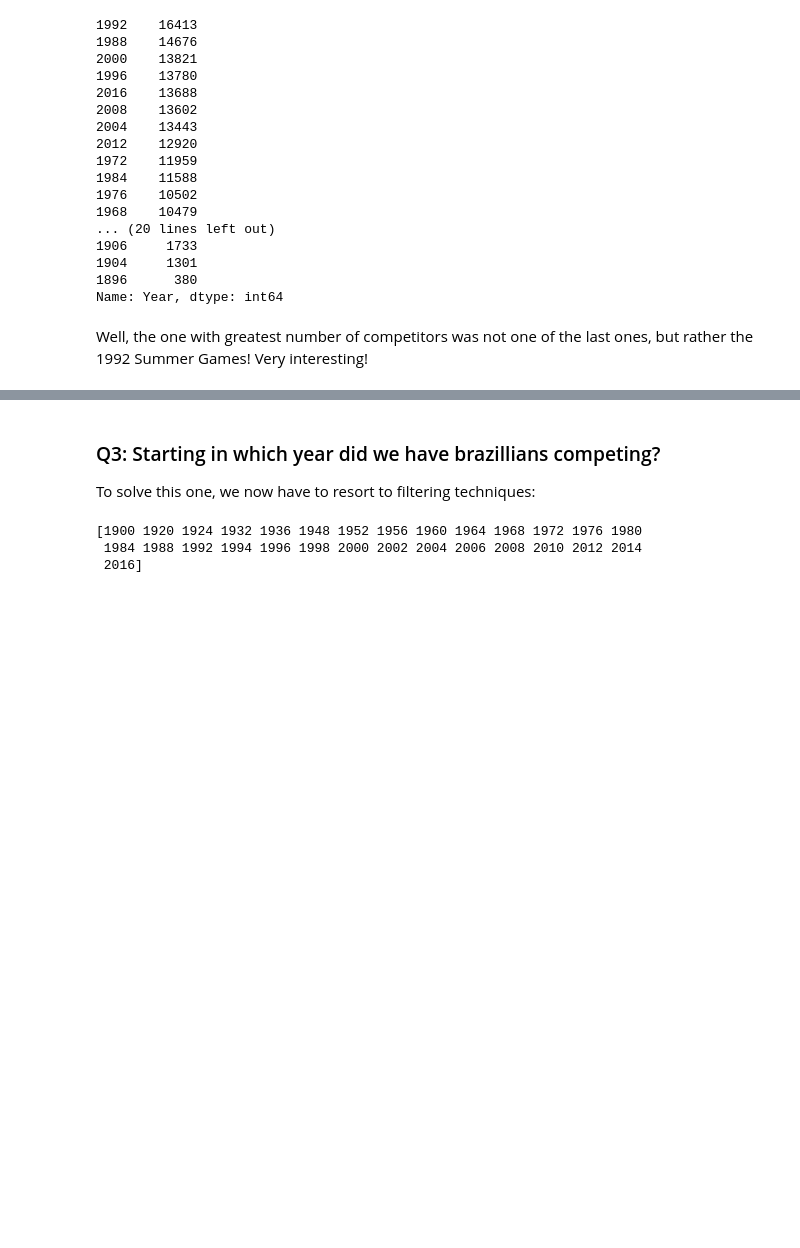
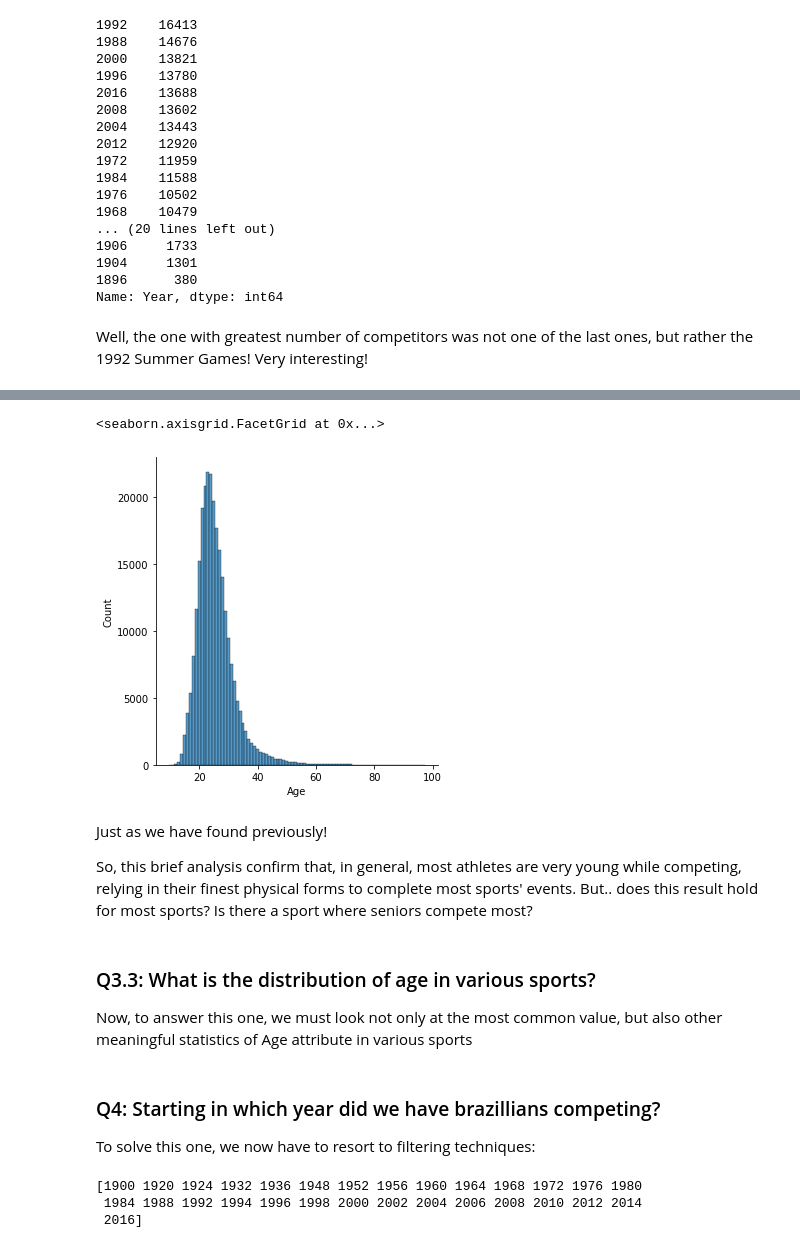
Before and after one commit to llrt/eda-athletes-py, a Jupyter notebook: eda.ipynb, the cells around one changed output, grey strips where cells are left out. Cells and saved outputs as stored; diff of their text form; code cells hidden in the pictures; blank space fills up the shorter version.

Commit message:
Including Age analysis

```diff
--- a/eda.ipynb
+++ b/eda.ipynb
@@ -104,5 +164,20 @@ Well, the one with greatest number of competitors was not one of the last ones,
+# %%
+import seaborn as sns
+
+sns.displot(df["Age"], discrete=True)
+# %% [output]
+<seaborn.axisgrid.FacetGrid at 0x...>
+[figure, added]
+# %% [markdown]
+Just as we have found previously!
+
+So, this brief analysis confirm that, in general, most athletes are very young while competing, relying in their finest physical forms to complete most sports' events. But.. does this result hold for most sports? Is there a sport where seniors compete most?
+# %% [markdown]
+### Q3.3: What is the distribution of age in various sports?
+
+Now, to answer this one, we must look not only at the most common value, but also other meaningful statistics of Age attribute in various sports
 # %% [markdown]
-### Q3: Starting in which year did we have brazillians competing?
+### Q4: Starting in which year did we have brazillians competing?
 
 To solve this one, we now have to resort to filtering techniques:
 # %%
```
Also changed, not shown: parts of 13 cells of this notebook, 1 other file.
